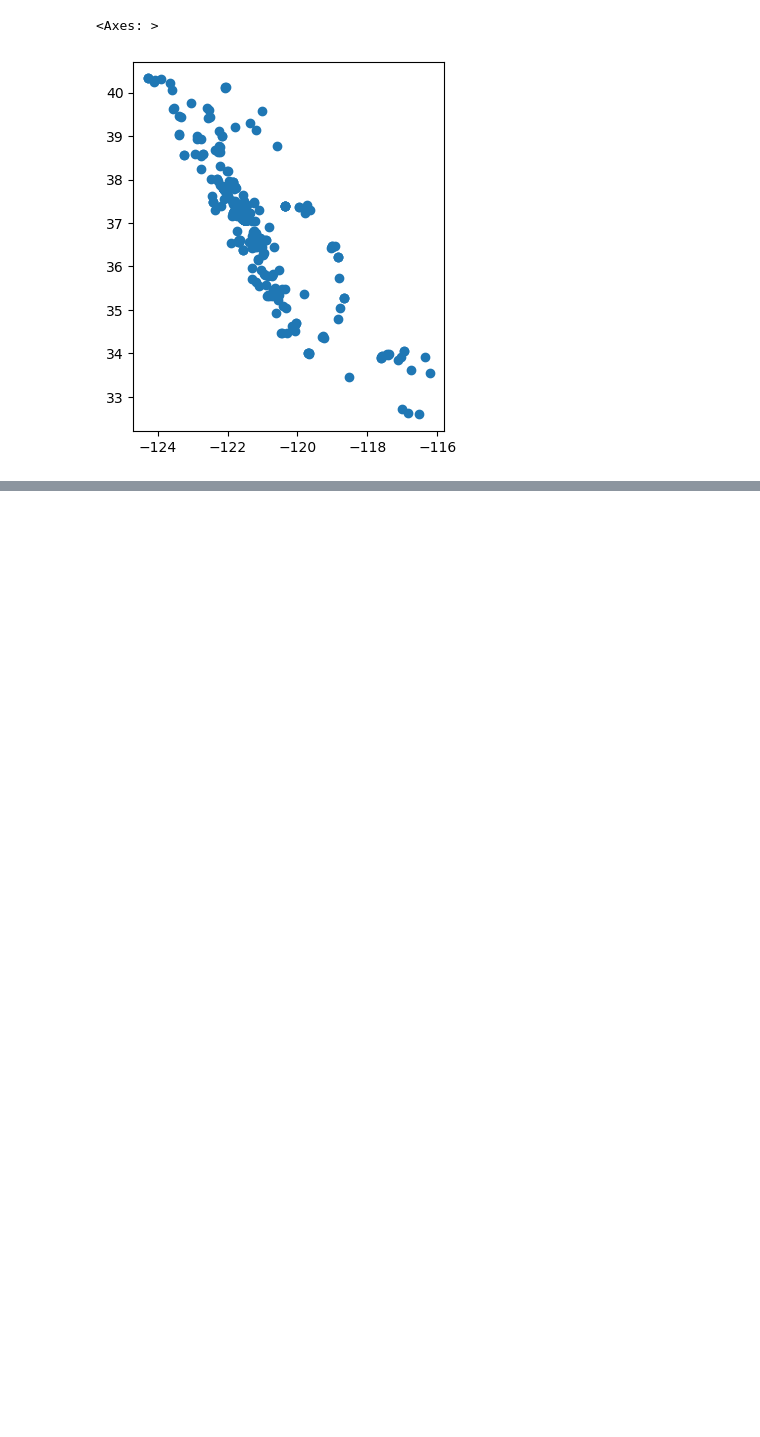
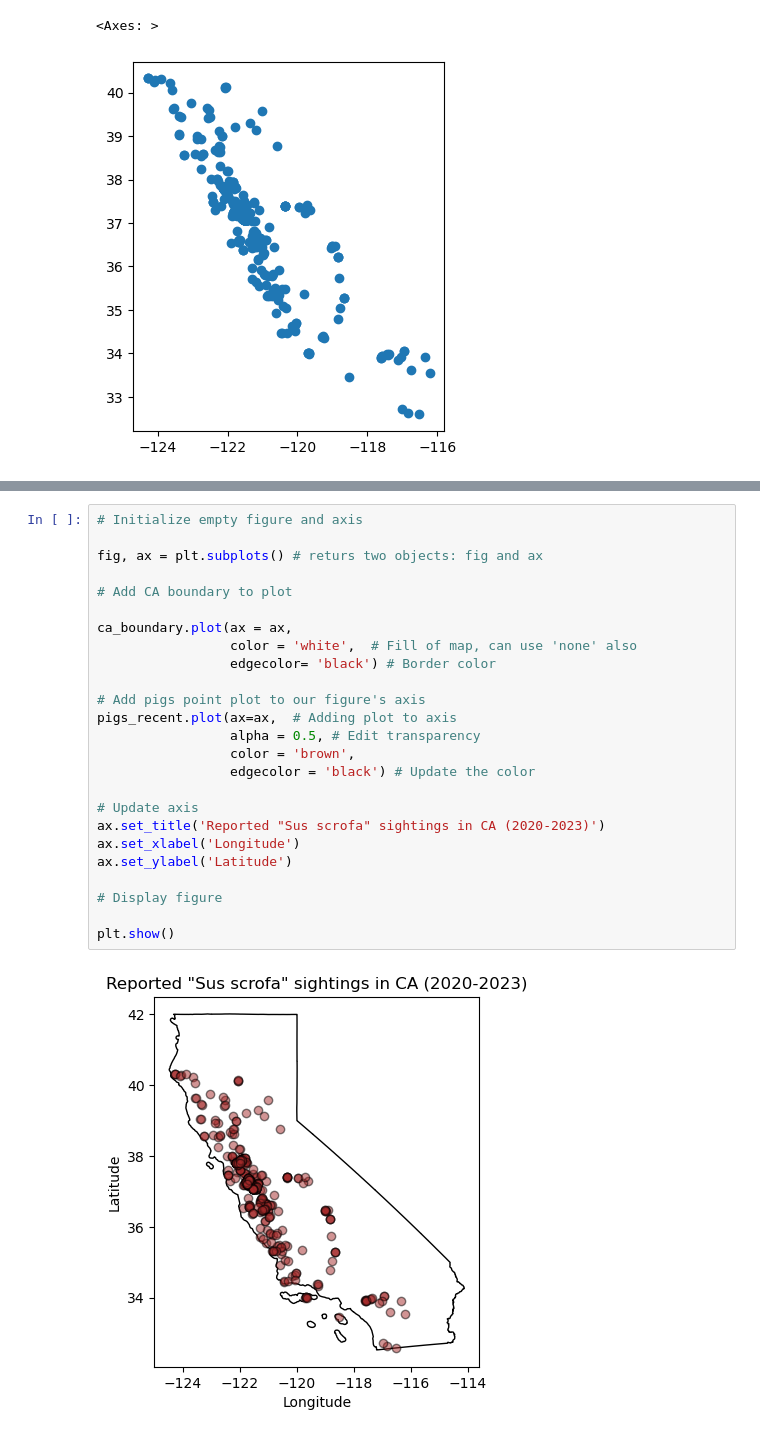
Before and after one commit to sandovaljoaquin/eds220-2025-in-class, a Jupyter notebook: week4/week4-geopandas.ipynb, the cells around one changed output, grey strips where cells are left out. Saved outputs shown, nothing was run; the diff lists cells and outputs as text; blank space fills up the shorter version.

```diff
--- a/week4/week4-geopandas.ipynb
+++ b/week4/week4-geopandas.ipynb
@@ -174,0 +214,27 @@ pigs_recent.plot()
+# %%
+# Initialize empty figure and axis
+
+fig, ax = plt.subplots() # returs two objects: fig and ax
+
+# Add CA boundary to plot
+
+ca_boundary.plot(ax = ax,
+                 color = 'white',  # Fill of map, can use 'none' also
+                 edgecolor= 'black') # Border color
+
+# Add pigs point plot to our figure's axis
+pigs_recent.plot(ax=ax,  # Adding plot to axis
+                 alpha = 0.5, # Edit transparency
+                 color = 'brown',
+                 edgecolor = 'black') # Update the color
+
+# Update axis
+ax.set_title('Reported "Sus scrofa" sightings in CA (2020-2023)')
+ax.set_xlabel('Longitude')
+ax.set_ylabel('Latitude')
+
+# Display figure
+
+plt.show()
+# %% [output]
+[figure, added]
```
Also changed, not shown: parts of 6 cells of this notebook.
